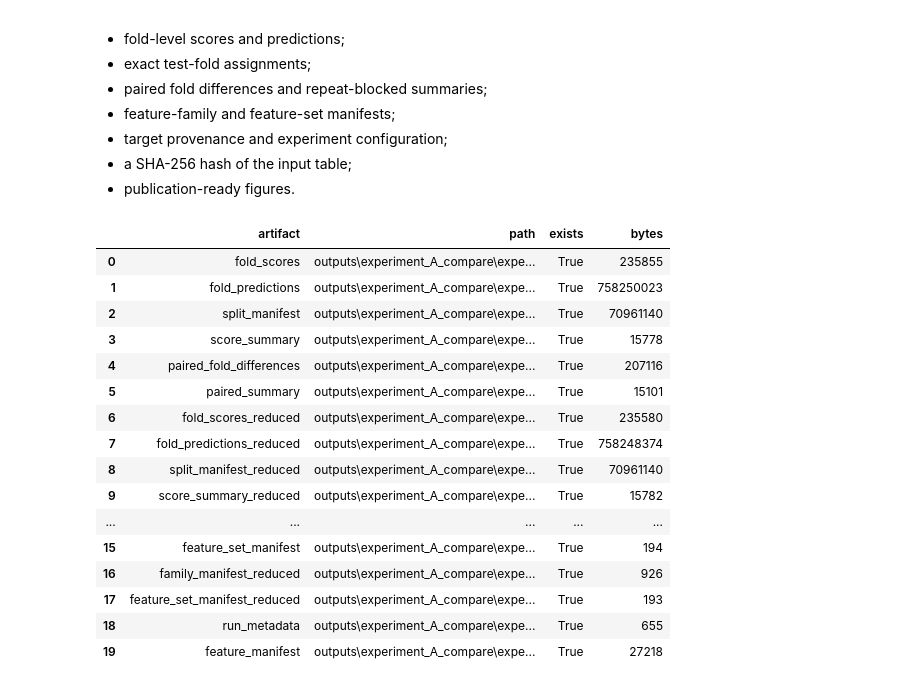
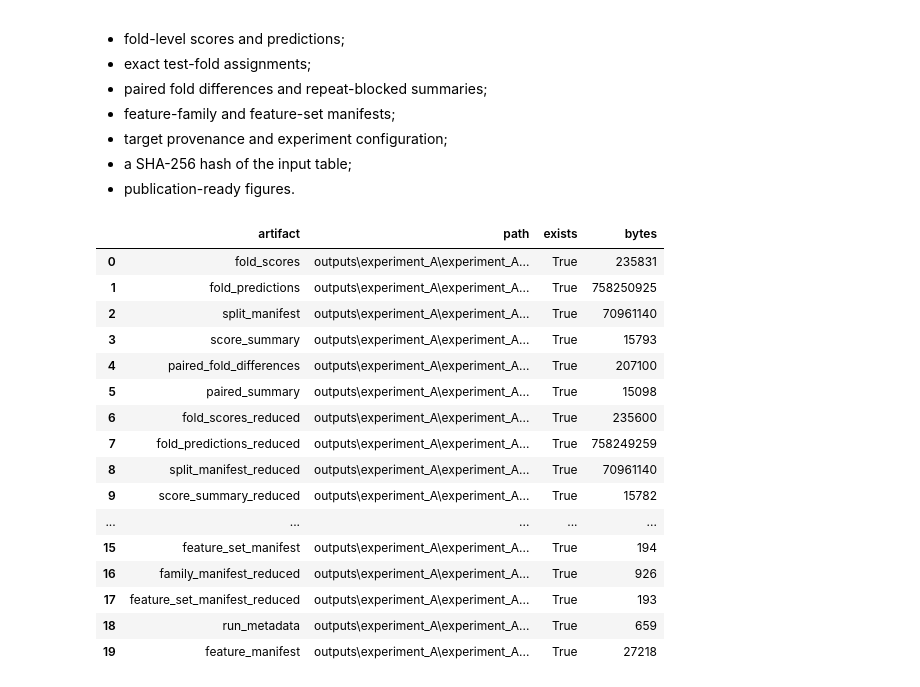
Before and after one commit to cookms/squarenet_ml, a Jupyter notebook: notebooks/experiment_A.ipynb, the cells around one changed output. Drawn from its saved outputs; the diff is of its cells as text; code cells hidden in the pictures.

Commit message:
save progress experiment protocol

```diff
--- a/notebooks/experiment_A.ipynb
+++ b/notebooks/experiment_A.ipynb
@@ -47,9 +85,7 @@ Implementation-heavy logic is separated into small Python modules so this notebo
 # %%
 from __future__ import annotations
-
 import re
 import warnings
-from pathlib import Path
 from typing import Iterable, Sequence
 from dataclasses import dataclass, asdict
 
@@ -58,17 +94,16 @@ import numpy as np
 import pandas as pd
 from IPython.display import Markdown, display
 
-
-from featurization import (
+from squarenet.featurization import (
     add_composition_features, expand_json_count_features,
     normalize_cv_groups, add_mp_property_features
 )
-from experiment_protocol import (
+from squarenet.experiment_protocol import (
     LOWER_IS_BETTER, PRIMARY_METRIC, evaluate_feature_sets,
     paired_against_baseline, primary_metric_tables,
     summarize_paired, summarize_scores,
 )
-from notebook_utils_mp import (
+from squarenet.notebook_utils_mp import (
     columns_matching, material_error_analysis, ordered_unique,
     plot_binned_target, prepare_targets, read_table, save_figure,
     target_audit_table,
@@ -96,20 +131,14 @@ pd.set_option("display.width", 160)
 
 
 CONFIG = ExperimentConfig()
-REPO_ROOT = Path.cwd()
-OUTPUT_DIR = REPO_ROOT / "outputs" / "experiment_A_final"
-FIGURE_DIR = OUTPUT_DIR / "figures"
-OUTPUT_DIR.mkdir(parents=True, exist_ok=True)
-FIGURE_DIR.mkdir(parents=True, exist_ok=True)
 # %% [markdown]
 ## 1. Load the material-level table
 
 Import summarized table with 1 material per row. Chemical and geometric descriptors are relevant to dominant square-net layers.
 # %%
-DATA_PATH = Path(CONFIG.data_path_override or "materials_50k.csv")
+DATA_PATH = Path(CONFIG.data_path_override or "materials_50k_raw.csv")
 df_raw = read_table(DATA_PATH)
-#df_read = read_table(DATA_PATH)
-#df_raw = df_read.iloc[:, 1:]
+
 print(f"Shape: {df_raw.shape[0]:,} materials x {df_raw.shape[1]:,} raw columns")
 display(df_raw.head(5))
 
@@ -123,6 +152,3 @@ Shape: 49,999 materials x 54 raw columns
 | 2 | mp-1076936 | ThSiSe | 22.0 | 3.0 | 3.0 | 2.0 | 0.090909 | 1.0 | ... |
 | 3 | mp-1189143 | NaNdFeWO6 | 54.0 | 3.0 | 5.0 | 2.0 | 0.037037 | 1.0 | ... |
 | 4 | mp-1916 | YbSb | 12.0 | 3.0 | 2.0 | 0.0 | 0.000000 | 0.0 | ... |
-# %%
-df_raw = df_raw.iloc[:,:-5]
-df_raw.head()
@@ -1256,8 +1308,8 @@ The notebook writes tidy, versionable outputs rather than relying on rendered ce
 # %%
 #Save feature family for next
 import pickle
-
-OUTPUT_DIR = REPO_ROOT / "outputs" / "experiment_A_compare"
+import json
+import hashlib
 
 def sha256_file(path: Path, chunk_size: int = 1024 * 1024) -> str:
     digest = hashlib.sha256()
@@ -1327,46 +1379,46 @@ with open(OUTPUT_DIR / "reduced_feature_sets.pkl", "wb") as f:
     pickle.dump(REDUCED_FEATURE_SETS, f)
 
 run_metadata = {
     'data_path': str(DATA_PATH),
     'data_sha256': sha256_file(DATA_PATH),
     'data_shape': list(df_raw.shape),
     'id_column': ID_COLUMN,
     'formula_column': FORMULA_COLUMN,
     'group_column': CONFIG.grouping_col,
     'config': asdict(CONFIG),
 }
 with artifacts['run_metadata'].open('w', encoding='utf-8') as handle:
     json.dump(run_metadata, handle, indent=2)
 
 artifact_table = pd.DataFrame([
     {'artifact': key, 'path': str(path.relative_to(REPO_ROOT)), 'exists': path.exists(), 'bytes': path.stat().st_size if path.exists() else 0}
     for key, path in artifacts.items()
 ] + [{
     'artifact': 'feature_manifest',
     'path': str((OUTPUT_DIR / 'experiment_A_feature_manifest.json').relative_to(REPO_ROOT)),
     'exists': (OUTPUT_DIR / 'experiment_A_feature_manifest.json').exists(),
     'bytes': (OUTPUT_DIR / 'experiment_A_feature_manifest.json').stat().st_size,
 }])
 
 #save final df for repeat experiments
 df.to_csv(OUTPUT_DIR / "materials_experiment_A.csv")
 
 display(artifact_table)
 # %% [output]
 |  | artifact | path | exists | bytes |
-| 0 | fold_scores | outputs\experiment_A_compare\expe... | True | 235855 |
-| 1 | fold_predictions | outputs\experiment_A_compare\expe... | True | 758250023 |
-| 2 | split_manifest | outputs\experiment_A_compare\expe... | True | 70961140 |
-| 3 | score_summary | outputs\experiment_A_compare\expe... | True | 15778 |
-| 4 | paired_fold_differences | outputs\experiment_A_compare\expe... | True | 207116 |
-| 5 | paired_summary | outputs\experiment_A_compare\expe... | True | 15101 |
-| 6 | fold_scores_reduced | outputs\experiment_A_compare\expe... | True | 235580 |
-| 7 | fold_predictions_reduced | outputs\experiment_A_compare\expe... | True | 758248374 |
-| 8 | split_manifest_reduced | outputs\experiment_A_compare\expe... | True | 70961140 |
-| 9 | score_summary_reduced | outputs\experiment_A_compare\expe... | True | 15782 |
+| 0 | fold_scores | outputs\experiment_A\experiment_A... | True | 235831 |
+| 1 | fold_predictions | outputs\experiment_A\experiment_A... | True | 758250925 |
+| 2 | split_manifest | outputs\experiment_A\experiment_A... | True | 70961140 |
+| 3 | score_summary | outputs\experiment_A\experiment_A... | True | 15793 |
+| 4 | paired_fold_differences | outputs\experiment_A\experiment_A... | True | 207100 |
+| 5 | paired_summary | outputs\experiment_A\experiment_A... | True | 15098 |
+| 6 | fold_scores_reduced | outputs\experiment_A\experiment_A... | True | 235600 |
+| 7 | fold_predictions_reduced | outputs\experiment_A\experiment_A... | True | 758249259 |
+| 8 | split_manifest_reduced | outputs\experiment_A\experiment_A... | True | 70961140 |
+| 9 | score_summary_reduced | outputs\experiment_A\experiment_A... | True | 15782 |
 | ... | ... | ... | ... | ... |
-| 15 | feature_set_manifest | outputs\experiment_A_compare\expe... | True | 194 |
-| 16 | family_manifest_reduced | outputs\experiment_A_compare\expe... | True | 926 |
-| 17 | feature_set_manifest_reduced | outputs\experiment_A_compare\expe... | True | 193 |
-| 18 | run_metadata | outputs\experiment_A_compare\expe... | True | 655 |
-| 19 | feature_manifest | outputs\experiment_A_compare\expe... | True | 27218 |
+| 15 | feature_set_manifest | outputs\experiment_A\experiment_A... | True | 194 |
+| 16 | family_manifest_reduced | outputs\experiment_A\experiment_A... | True | 926 |
+| 17 | feature_set_manifest_reduced | outputs\experiment_A\experiment_A... | True | 193 |
+| 18 | run_metadata | outputs\experiment_A\experiment_A... | True | 659 |
+| 19 | feature_manifest | outputs\experiment_A\experiment_A... | True | 27218 |
```
Also changed, not shown: parts of 20 cells of this notebook, 4 other files.
